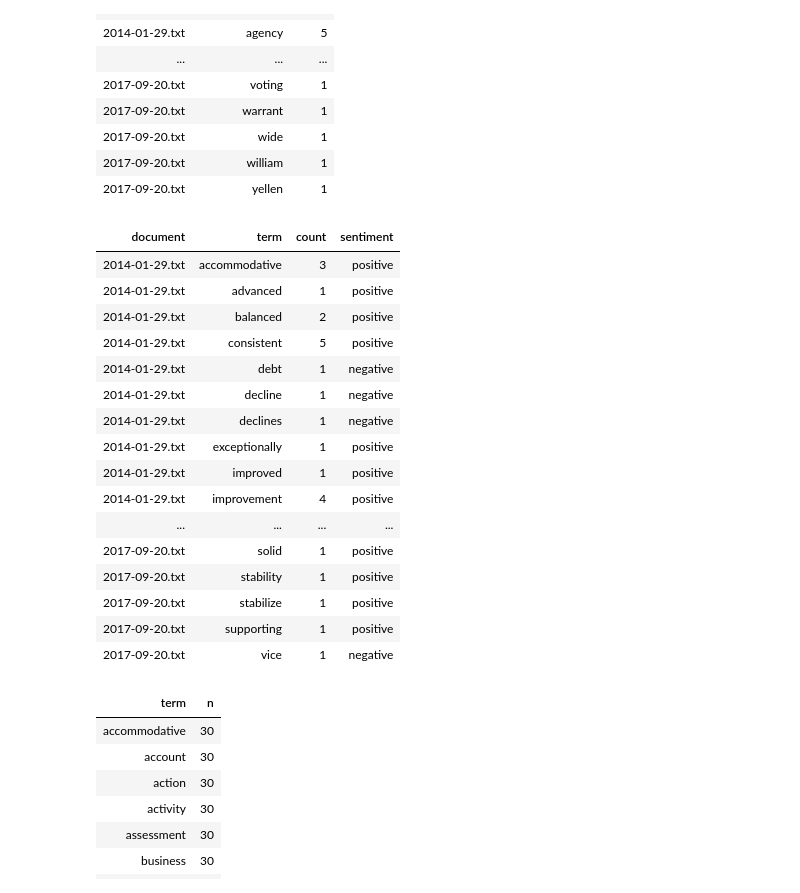
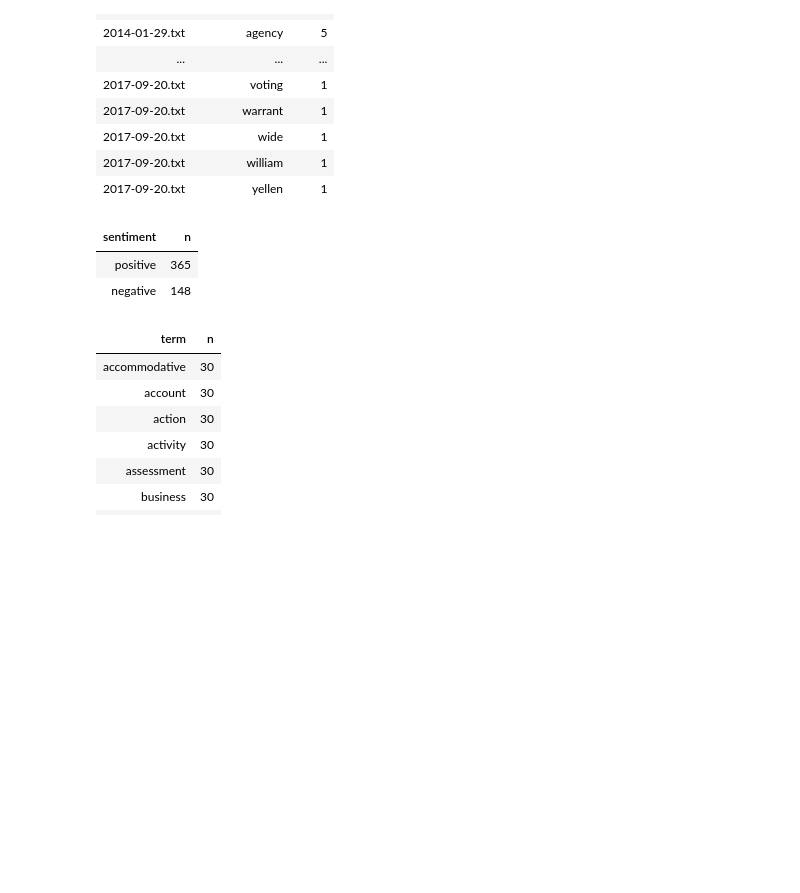
Before and after one commit to lachlandeer/central-bank-nlp, a Jupyter notebook: Tidy Text.ipynb, the cells around one changed output. Saved outputs shown, nothing was run; the diff lists cells and outputs as text; code cells hidden in the pictures; blank space fills up the shorter version.

```diff
--- a/Tidy Text.ipynb
+++ b/Tidy Text.ipynb
@@ -91,26 +136,13 @@ cb_text
 | 2017-09-20.txt | yellen | 1 |
 # %%
 cb_sentiments <-cb_text %>%
-    inner_join(get_sentiments("bing"), by = c(term = "word"))
+    inner_join(get_sentiments("bing"), by = c(term = "word")) %>%
+    count(sentiment, sort = TRUE)
 
 cb_sentiments
 # %% [output]
-| document | term | count | sentiment |
-| 2014-01-29.txt | accommodative | 3 | positive |
-| 2014-01-29.txt | advanced | 1 | positive |
-| 2014-01-29.txt | balanced | 2 | positive |
-| 2014-01-29.txt | consistent | 5 | positive |
-| 2014-01-29.txt | debt | 1 | negative |
-| 2014-01-29.txt | decline | 1 | negative |
-| 2014-01-29.txt | declines | 1 | negative |
-| 2014-01-29.txt | exceptionally | 1 | positive |
-| 2014-01-29.txt | improved | 1 | positive |
-| 2014-01-29.txt | improvement | 4 | positive |
-| ... | ... | ... | ... |
-| 2017-09-20.txt | solid | 1 | positive |
-| 2017-09-20.txt | stability | 1 | positive |
-| 2017-09-20.txt | stabilize | 1 | positive |
-| 2017-09-20.txt | supporting | 1 | positive |
-| 2017-09-20.txt | vice | 1 | negative |
+| sentiment | n |
+| positive | 365 |
+| negative | 148 |
 # %%
 cb_text %>%
```
Also changed, not shown: parts of 19 cells of this notebook, 7 other files.
